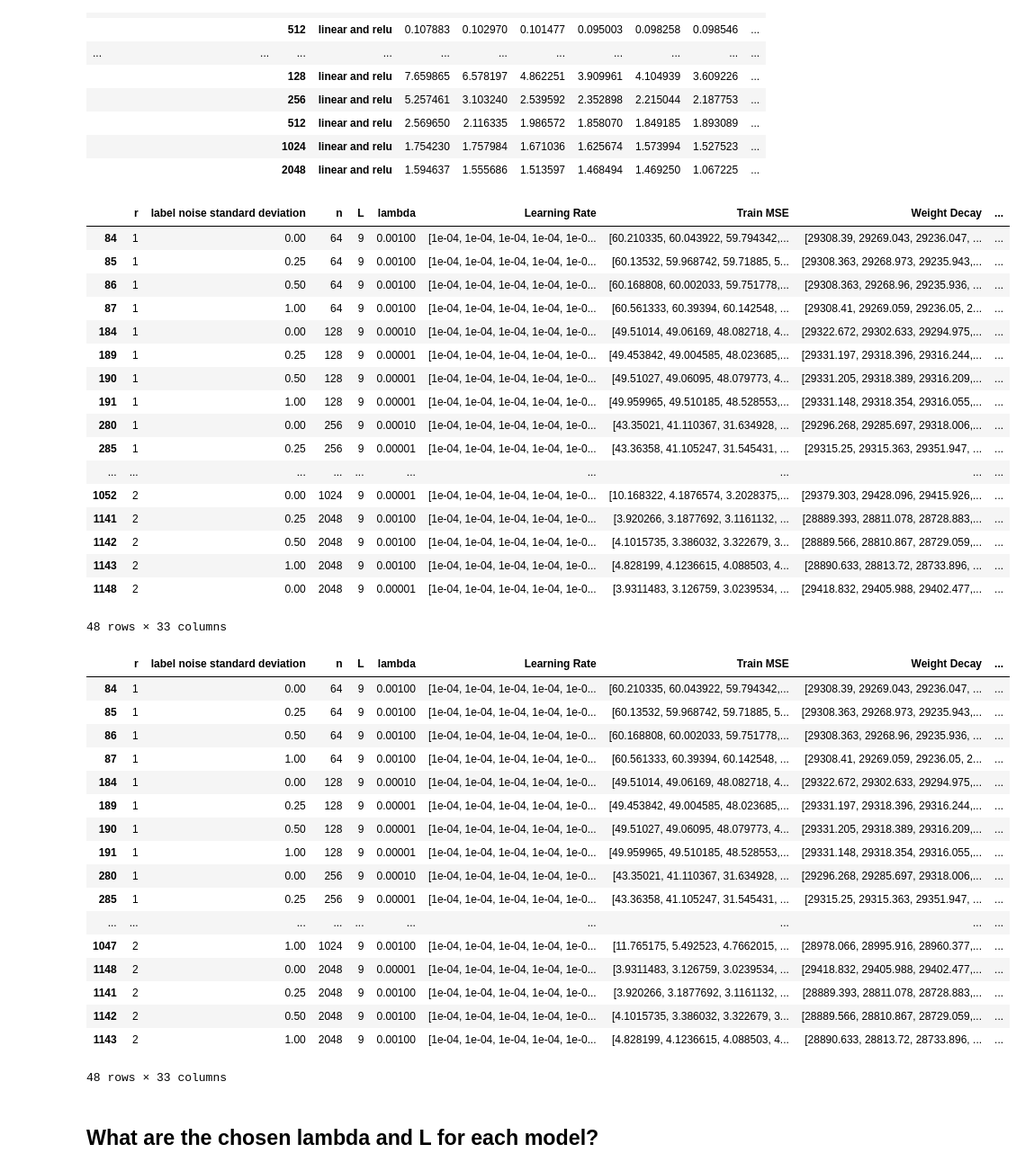
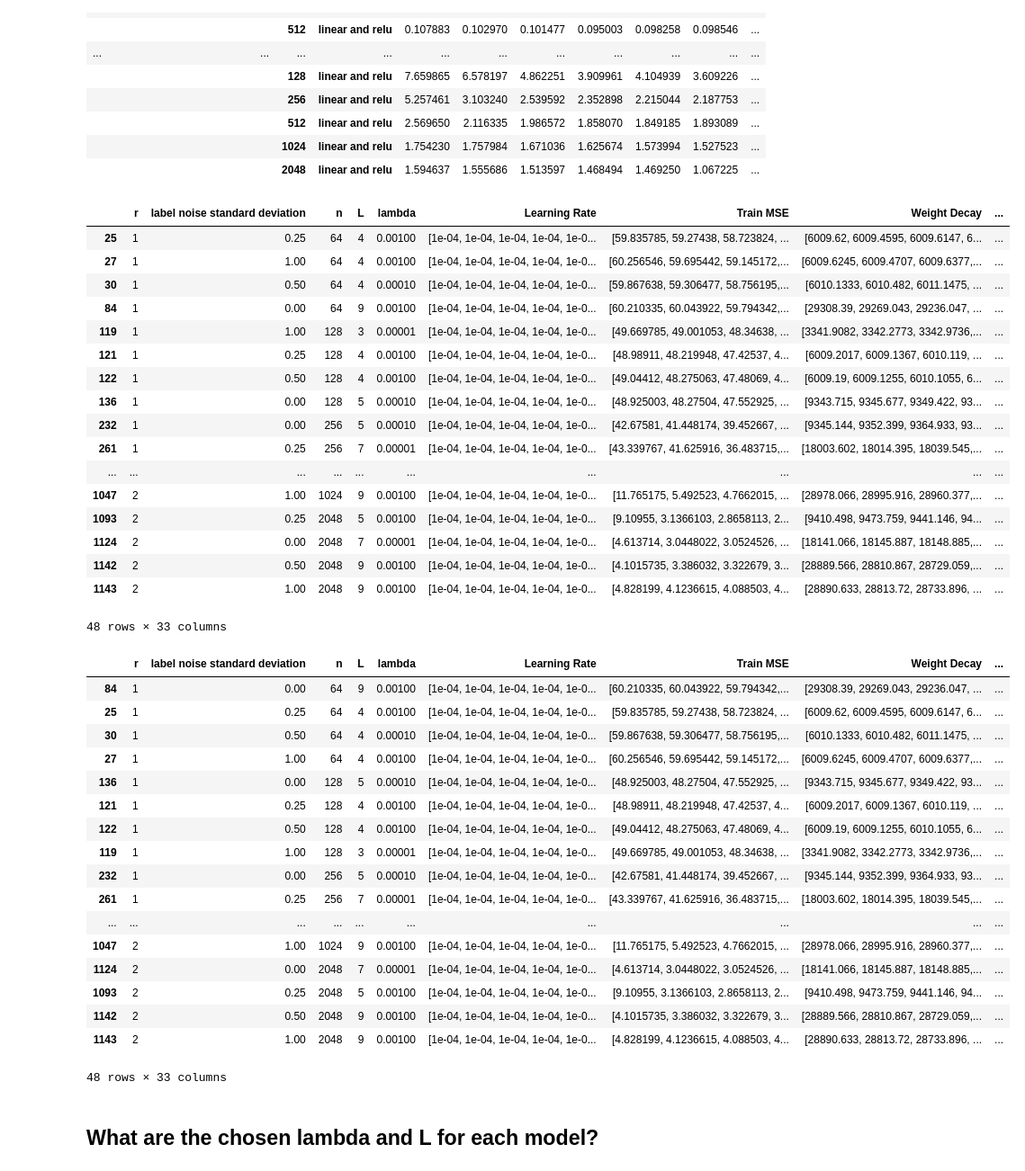
Before and after one commit to suzannastep/linear_layers_experiments, a Jupyter notebook: plotting_results.ipynb, the cells around one changed output. Shown at 90% size. Saved outputs shown, nothing was run; the diff lists cells and outputs as text; code cells hidden in the pictures.

```diff
--- a/plotting_results.ipynb
+++ b/plotting_results.ipynb
@@ -786,46 +786,46 @@ pd.concat((validationmse_vs_L,bestL),axis=1)
 |  |  | 1024 | linear and relu | 1.754230 | 1.757984 | 1.671036 | 1.625674 | 1.573994 | 1.527523 | ... |
 |  |  | 2048 | linear and relu | 1.594637 | 1.555686 | 1.513597 | 1.468494 | 1.469250 | 1.067225 | ... |
 # %%
-mask = [row["L"] == 9 for rowindex,row in res.iterrows()]# bestL[row["r"]][row["label noise standard deviation"]][row["n"]][row["Activations"]] for rowindex,row in res.iterrows()]
+mask = [row["L"] == bestL[row["r"]][row["label noise standard deviation"]][row["n"]][row["Activations"]] for rowindex,row in res.iterrows()]
 bestLres = res[mask]
 bestLres
 # %% [output]
 |  | r | label noise standard deviation | n | L | lambda | Learning Rate | Train MSE | Weight Decay | ... |
+| 25 | 1 | 0.25 | 64 | 4 | 0.00100 | [1e-04, 1e-04, 1e-04, 1e-04, 1e-0... | [59.835785, 59.27438, 58.723824, ... | [6009.62, 6009.4595, 6009.6147, 6... | ... |
+| 27 | 1 | 1.00 | 64 | 4 | 0.00100 | [1e-04, 1e-04, 1e-04, 1e-04, 1e-0... | [60.256546, 59.695442, 59.145172,... | [6009.6245, 6009.4707, 6009.6377,... | ... |
+| 30 | 1 | 0.50 | 64 | 4 | 0.00010 | [1e-04, 1e-04, 1e-04, 1e-04, 1e-0... | [59.867638, 59.306477, 58.756195,... | [6010.1333, 6010.482, 6011.1475, ... | ... |
 | 84 | 1 | 0.00 | 64 | 9 | 0.00100 | [1e-04, 1e-04, 1e-04, 1e-04, 1e-0... | [60.210335, 60.043922, 59.794342,... | [29308.39, 29269.043, 29236.047, ... | ... |
-| 85 | 1 | 0.25 | 64 | 9 | 0.00100 | [1e-04, 1e-04, 1e-04, 1e-04, 1e-0... | [60.13532, 59.968742, 59.71885, 5... | [29308.363, 29268.973, 29235.943,... | ... |
-| 86 | 1 | 0.50 | 64 | 9 | 0.00100 | [1e-04, 1e-04, 1e-04, 1e-04, 1e-0... | [60.168808, 60.002033, 59.751778,... | [29308.363, 29268.96, 29235.936, ... | ... |
-| 87 | 1 | 1.00 | 64 | 9 | 0.00100 | [1e-04, 1e-04, 1e-04, 1e-04, 1e-0... | [60.561333, 60.39394, 60.142548, ... | [29308.41, 29269.059, 29236.05, 2... | ... |
-| 184 | 1 | 0.00 | 128 | 9 | 0.00010 | [1e-04, 1e-04, 1e-04, 1e-04, 1e-0... | [49.51014, 49.06169, 48.082718, 4... | [29322.672, 29302.633, 29294.975,... | ... |
-| 189 | 1 | 0.25 | 128 | 9 | 0.00001 | [1e-04, 1e-04, 1e-04, 1e-04, 1e-0... | [49.453842, 49.004585, 48.023685,... | [29331.197, 29318.396, 29316.244,... | ... |
-| 190 | 1 | 0.50 | 128 | 9 | 0.00001 | [1e-04, 1e-04, 1e-04, 1e-04, 1e-0... | [49.51027, 49.06095, 48.079773, 4... | [29331.205, 29318.389, 29316.209,... | ... |
-| 191 | 1 | 1.00 | 128 | 9 | 0.00001 | [1e-04, 1e-04, 1e-04, 1e-04, 1e-0... | [49.959965, 49.510185, 48.528553,... | [29331.148, 29318.354, 29316.055,... | ... |
-| 280 | 1 | 0.00 | 256 | 9 | 0.00010 | [1e-04, 1e-04, 1e-04, 1e-04, 1e-0... | [43.35021, 41.110367, 31.634928, ... | [29296.268, 29285.697, 29318.006,... | ... |
-| 285 | 1 | 0.25 | 256 | 9 | 0.00001 | [1e-04, 1e-04, 1e-04, 1e-04, 1e-0... | [43.36358, 41.105247, 31.545431, ... | [29315.25, 29315.363, 29351.947, ... | ... |
+| 119 | 1 | 1.00 | 128 | 3 | 0.00001 | [1e-04, 1e-04, 1e-04, 1e-04, 1e-0... | [49.669785, 49.001053, 48.34638, ... | [3341.9082, 3342.2773, 3342.9736,... | ... |
+| 121 | 1 | 0.25 | 128 | 4 | 0.00100 | [1e-04, 1e-04, 1e-04, 1e-04, 1e-0... | [48.98911, 48.219948, 47.42537, 4... | [6009.2017, 6009.1367, 6010.119, ... | ... |
+| 122 | 1 | 0.50 | 128 | 4 | 0.00100 | [1e-04, 1e-04, 1e-04, 1e-04, 1e-0... | [49.04412, 48.275063, 47.48069, 4... | [6009.19, 6009.1255, 6010.1055, 6... | ... |
+| 136 | 1 | 0.00 | 128 | 5 | 0.00010 | [1e-04, 1e-04, 1e-04, 1e-04, 1e-0... | [48.925003, 48.27504, 47.552925, ... | [9343.715, 9345.677, 9349.422, 93... | ... |
+| 232 | 1 | 0.00 | 256 | 5 | 0.00010 | [1e-04, 1e-04, 1e-04, 1e-04, 1e-0... | [42.67581, 41.448174, 39.452667, ... | [9345.144, 9352.399, 9364.933, 93... | ... |
+| 261 | 1 | 0.25 | 256 | 7 | 0.00001 | [1e-04, 1e-04, 1e-04, 1e-04, 1e-0... | [43.339767, 41.625916, 36.483715,... | [18003.602, 18014.395, 18039.545,... | ... |
 | ... | ... | ... | ... | ... | ... | ... | ... | ... | ... |
-| 1052 | 2 | 0.00 | 1024 | 9 | 0.00001 | [1e-04, 1e-04, 1e-04, 1e-04, 1e-0... | [10.168322, 4.1876574, 3.2028375,... | [29379.303, 29428.096, 29415.926,... | ... |
-| 1141 | 2 | 0.25 | 2048 | 9 | 0.00100 | [1e-04, 1e-04, 1e-04, 1e-04, 1e-0... | [3.920266, 3.1877692, 3.1161132, ... | [28889.393, 28811.078, 28728.883,... | ... |
+| 1047 | 2 | 1.00 | 1024 | 9 | 0.00100 | [1e-04, 1e-04, 1e-04, 1e-04, 1e-0... | [11.765175, 5.492523, 4.7662015, ... | [28978.066, 28995.916, 28960.377,... | ... |
+| 1093 | 2 | 0.25 | 2048 | 5 | 0.00100 | [1e-04, 1e-04, 1e-04, 1e-04, 1e-0... | [9.10955, 3.1366103, 2.8658113, 2... | [9410.498, 9473.759, 9441.146, 94... | ... |
+| 1124 | 2 | 0.00 | 2048 | 7 | 0.00001 | [1e-04, 1e-04, 1e-04, 1e-04, 1e-0... | [4.613714, 3.0448022, 3.0524526, ... | [18141.066, 18145.887, 18148.885,... | ... |
 | 1142 | 2 | 0.50 | 2048 | 9 | 0.00100 | [1e-04, 1e-04, 1e-04, 1e-04, 1e-0... | [4.1015735, 3.386032, 3.322679, 3... | [28889.566, 28810.867, 28729.059,... | ... |
 | 1143 | 2 | 1.00 | 2048 | 9 | 0.00100 | [1e-04, 1e-04, 1e-04, 1e-04, 1e-0... | [4.828199, 4.1236615, 4.088503, 4... | [28890.633, 28813.72, 28733.896, ... | ... |
-| 1148 | 2 | 0.00 | 2048 | 9 | 0.00001 | [1e-04, 1e-04, 1e-04, 1e-04, 1e-0... | [3.9311483, 3.126759, 3.0239534, ... | [29418.832, 29405.988, 29402.477,... | ... |
 48 rows × 33 columns
 # %%
 bestLres.sort_values(by=['r','n',"label noise standard deviation"])
 # %% [output]
 |  | r | label noise standard deviation | n | L | lambda | Learning Rate | Train MSE | Weight Decay | ... |
 | 84 | 1 | 0.00 | 64 | 9 | 0.00100 | [1e-04, 1e-04, 1e-04, 1e-04, 1e-0... | [60.210335, 60.043922, 59.794342,... | [29308.39, 29269.043, 29236.047, ... | ... |
-| 85 | 1 | 0.25 | 64 | 9 | 0.00100 | [1e-04, 1e-04, 1e-04, 1e-04, 1e-0... | [60.13532, 59.968742, 59.71885, 5... | [29308.363, 29268.973, 29235.943,... | ... |
-| 86 | 1 | 0.50 | 64 | 9 | 0.00100 | [1e-04, 1e-04, 1e-04, 1e-04, 1e-0... | [60.168808, 60.002033, 59.751778,... | [29308.363, 29268.96, 29235.936, ... | ... |
-| 87 | 1 | 1.00 | 64 | 9 | 0.00100 | [1e-04, 1e-04, 1e-04, 1e-04, 1e-0... | [60.561333, 60.39394, 60.142548, ... | [29308.41, 29269.059, 29236.05, 2... | ... |
-| 184 | 1 | 0.00 | 128 | 9 | 0.00010 | [1e-04, 1e-04, 1e-04, 1e-04, 1e-0... | [49.51014, 49.06169, 48.082718, 4... | [29322.672, 29302.633, 29294.975,... | ... |
-| 189 | 1 | 0.25 | 128 | 9 | 0.00001 | [1e-04, 1e-04, 1e-04, 1e-04, 1e-0... | [49.453842, 49.004585, 48.023685,... | [29331.197, 29318.396, 29316.244,... | ... |
-| 190 | 1 | 0.50 | 128 | 9 | 0.00001 | [1e-04, 1e-04, 1e-04, 1e-04, 1e-0... | [49.51027, 49.06095, 48.079773, 4... | [29331.205, 29318.389, 29316.209,... | ... |
-| 191 | 1 | 1.00 | 128 | 9 | 0.00001 | [1e-04, 1e-04, 1e-04, 1e-04, 1e-0... | [49.959965, 49.510185, 48.528553,... | [29331.148, 29318.354, 29316.055,... | ... |
-| 280 | 1 | 0.00 | 256 | 9 | 0.00010 | [1e-04, 1e-04, 1e-04, 1e-04, 1e-0... | [43.35021, 41.110367, 31.634928, ... | [29296.268, 29285.697, 29318.006,... | ... |
-| 285 | 1 | 0.25 | 256 | 9 | 0.00001 | [1e-04, 1e-04, 1e-04, 1e-04, 1e-0... | [43.36358, 41.105247, 31.545431, ... | [29315.25, 29315.363, 29351.947, ... | ... |
+| 25 | 1 | 0.25 | 64 | 4 | 0.00100 | [1e-04, 1e-04, 1e-04, 1e-04, 1e-0... | [59.835785, 59.27438, 58.723824, ... | [6009.62, 6009.4595, 6009.6147, 6... | ... |
+| 30 | 1 | 0.50 | 64 | 4 | 0.00010 | [1e-04, 1e-04, 1e-04, 1e-04, 1e-0... | [59.867638, 59.306477, 58.756195,... | [6010.1333, 6010.482, 6011.1475, ... | ... |
+| 27 | 1 | 1.00 | 64 | 4 | 0.00100 | [1e-04, 1e-04, 1e-04, 1e-04, 1e-0... | [60.256546, 59.695442, 59.145172,... | [6009.6245, 6009.4707, 6009.6377,... | ... |
+| 136 | 1 | 0.00 | 128 | 5 | 0.00010 | [1e-04, 1e-04, 1e-04, 1e-04, 1e-0... | [48.925003, 48.27504, 47.552925, ... | [9343.715, 9345.677, 9349.422, 93... | ... |
+| 121 | 1 | 0.25 | 128 | 4 | 0.00100 | [1e-04, 1e-04, 1e-04, 1e-04, 1e-0... | [48.98911, 48.219948, 47.42537, 4... | [6009.2017, 6009.1367, 6010.119, ... | ... |
+| 122 | 1 | 0.50 | 128 | 4 | 0.00100 | [1e-04, 1e-04, 1e-04, 1e-04, 1e-0... | [49.04412, 48.275063, 47.48069, 4... | [6009.19, 6009.1255, 6010.1055, 6... | ... |
+| 119 | 1 | 1.00 | 128 | 3 | 0.00001 | [1e-04, 1e-04, 1e-04, 1e-04, 1e-0... | [49.669785, 49.001053, 48.34638, ... | [3341.9082, 3342.2773, 3342.9736,... | ... |
+| 232 | 1 | 0.00 | 256 | 5 | 0.00010 | [1e-04, 1e-04, 1e-04, 1e-04, 1e-0... | [42.67581, 41.448174, 39.452667, ... | [9345.144, 9352.399, 9364.933, 93... | ... |
+| 261 | 1 | 0.25 | 256 | 7 | 0.00001 | [1e-04, 1e-04, 1e-04, 1e-04, 1e-0... | [43.339767, 41.625916, 36.483715,... | [18003.602, 18014.395, 18039.545,... | ... |
 | ... | ... | ... | ... | ... | ... | ... | ... | ... | ... |
 | 1047 | 2 | 1.00 | 1024 | 9 | 0.00100 | [1e-04, 1e-04, 1e-04, 1e-04, 1e-0... | [11.765175, 5.492523, 4.7662015, ... | [28978.066, 28995.916, 28960.377,... | ... |
-| 1148 | 2 | 0.00 | 2048 | 9 | 0.00001 | [1e-04, 1e-04, 1e-04, 1e-04, 1e-0... | [3.9311483, 3.126759, 3.0239534, ... | [29418.832, 29405.988, 29402.477,... | ... |
-| 1141 | 2 | 0.25 | 2048 | 9 | 0.00100 | [1e-04, 1e-04, 1e-04, 1e-04, 1e-0... | [3.920266, 3.1877692, 3.1161132, ... | [28889.393, 28811.078, 28728.883,... | ... |
+| 1124 | 2 | 0.00 | 2048 | 7 | 0.00001 | [1e-04, 1e-04, 1e-04, 1e-04, 1e-0... | [4.613714, 3.0448022, 3.0524526, ... | [18141.066, 18145.887, 18148.885,... | ... |
+| 1093 | 2 | 0.25 | 2048 | 5 | 0.00100 | [1e-04, 1e-04, 1e-04, 1e-04, 1e-0... | [9.10955, 3.1366103, 2.8658113, 2... | [9410.498, 9473.759, 9441.146, 94... | ... |
 | 1142 | 2 | 0.50 | 2048 | 9 | 0.00100 | [1e-04, 1e-04, 1e-04, 1e-04, 1e-0... | [4.1015735, 3.386032, 3.322679, 3... | [28889.566, 28810.867, 28729.059,... | ... |
 | 1143 | 2 | 1.00 | 2048 | 9 | 0.00100 | [1e-04, 1e-04, 1e-04, 1e-04, 1e-0... | [4.828199, 4.1236615, 4.088503, 4... | [28890.633, 28813.72, 28733.896, ... | ... |
 48 rows × 33 columns
```
Also changed, not shown: parts of 8 cells of this notebook, 6 other files.
